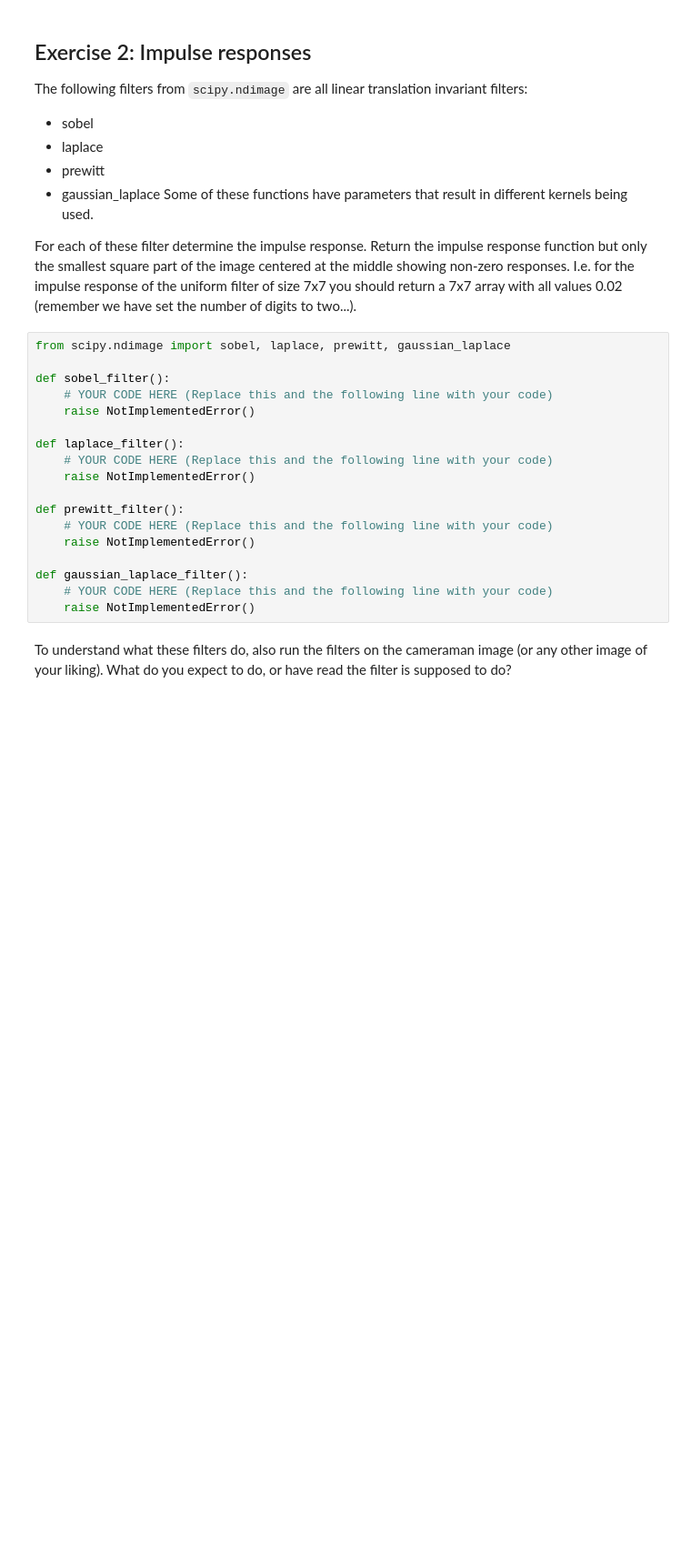
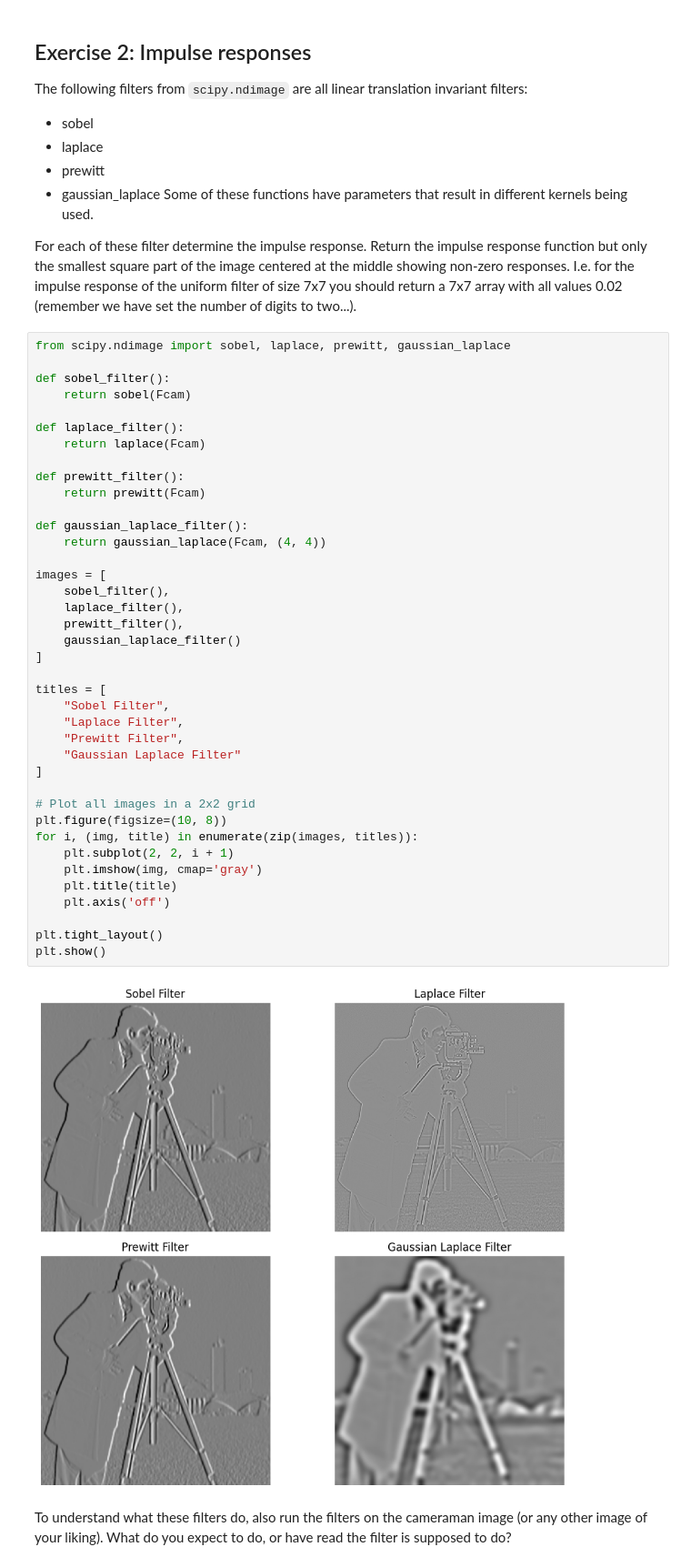
Before and after one commit to Joshua6125/computer-vision, a Jupyter notebook: week_3/3_convolutions_and_local_structure.ipynb, the cells around one changed output. Shown: that part at 91% size. Drawn from its saved outputs; the diff is of its cells as text; blank space fills up the shorter version.

```diff
--- a/week_3/3_convolutions_and_local_structure.ipynb
+++ b/week_3/3_convolutions_and_local_structure.ipynb
@@ -125,21 +125,44 @@ For each of these filter determine the impulse response. Return the impulse resp
 # %%
 from scipy.ndimage import sobel, laplace, prewitt, gaussian_laplace
 
 def sobel_filter():
-    # YOUR CODE HERE (Replace this and the following line with your code)
-    raise NotImplementedError()
+    return sobel(Fcam)
 
 def laplace_filter():
-    # YOUR CODE HERE (Replace this and the following line with your code)
-    raise NotImplementedError()
+    return laplace(Fcam)
 
 def prewitt_filter():
-    # YOUR CODE HERE (Replace this and the following line with your code)
-    raise NotImplementedError()
+    return prewitt(Fcam)
 
 def gaussian_laplace_filter():
-    # YOUR CODE HERE (Replace this and the following line with your code)
-    raise NotImplementedError()
+    return gaussian_laplace(Fcam, (4, 4))
+
+images = [
+    sobel_filter(),
+    laplace_filter(),
+    prewitt_filter(),
+    gaussian_laplace_filter()
+]
+
+titles = [
+    "Sobel Filter",
+    "Laplace Filter",
+    "Prewitt Filter",
+    "Gaussian Laplace Filter"
+]
+
+# Plot all images in a 2x2 grid
+plt.figure(figsize=(10, 8))
+for i, (img, title) in enumerate(zip(images, titles)):
+    plt.subplot(2, 2, i + 1)
+    plt.imshow(img, cmap='gray')
+    plt.title(title)
+    plt.axis('off')
+
+plt.tight_layout()
+plt.show()
+# %% [output]
+[figure, added]
 # %% [markdown]
 To understand what these filters do, also run the filters on the cameraman image (or any other image of your liking). What do you expect to do, or have read the filter is supposed to do?
 # %% [markdown]
```
Also changed, not shown: parts of 1 cell of this notebook.
